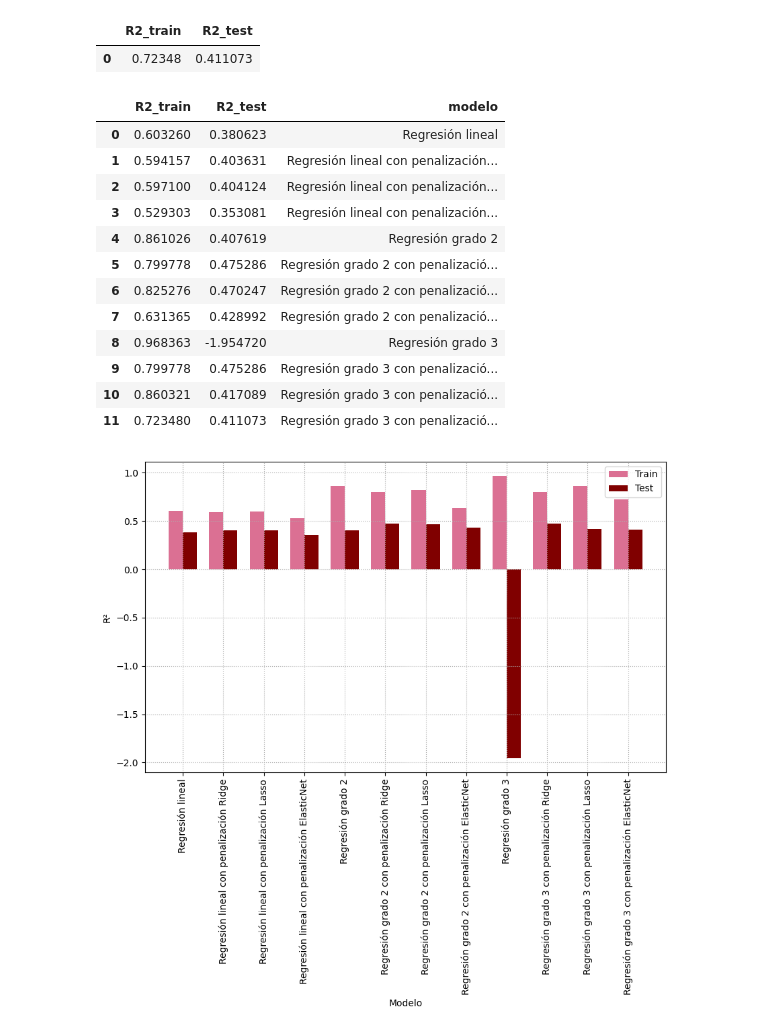
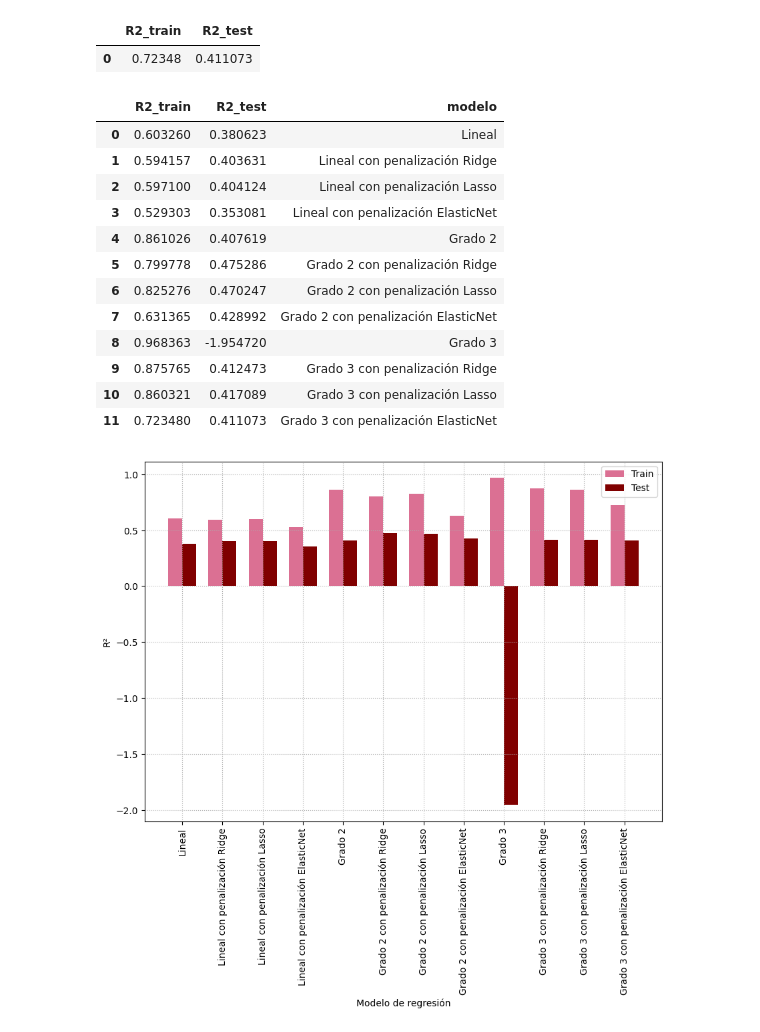
Before and after one commit to AnaSofiaHinojosa/Proyecto1LabAprEstadistico, a Jupyter notebook: Proyecto.ipynb, the cells around one changed output. Cells and saved outputs as stored; diff of their text form; code cells hidden in the pictures.

```diff
--- a/Proyecto.ipynb
+++ b/Proyecto.ipynb
@@ -135,7 +135,7 @@ def ridge(data, alpha):
 
     res = pd.DataFrame({'Variables': x_train_scaled.columns, 'Coeficientes': ridge.coef_})
     r2s = pd.DataFrame({'R2_train': [r2_train], 'R2_test': [r2]})
-    return res, r2s
+    return res, r2s, y_pred_train, y_pred, y_train, y_test
 
 def lasso(data, alpha):
 
@@ -536,7 +536,7 @@ g2_lasso = lasso(data_cuadrada, 1)[1]
 g2_elastic = elastic_net(data_cuadrada, 1, 0.5)[1]
 
 g3 = pd.DataFrame({'R2_train': [r2_cubica_train], 'R2_test': [r2_cubica_test]})
-g3_ridge = ridge(data_cuadrada, 1)[1]
+g3_ridge = ridge(data_cubica, 1)[1]
 g3_lasso = lasso(data_cubica, 1)[1]
 g3_elastic = elastic_net(data_cubica, 1, 0.5)[1]
 # %%
@@ -547,12 +547,12 @@ dfs = [lineal, lineal_ridge,
        g3, g3_ridge,
        g3_lasso, g3_elastic]
 
-nombres = ["Regresión lineal", "Regresión lineal con penalización Ridge",
-           "Regresión lineal con penalización Lasso", "Regresión lineal con penalización ElasticNet",
-           "Regresión grado 2", "Regresión grado 2 con penalización Ridge",
-           "Regresión grado 2 con penalización Lasso", "Regresión grado 2 con penalización ElasticNet",
-           "Regresión grado 3", "Regresión grado 3 con penalización Ridge",
-           "Regresión grado 3 con penalización Lasso", "Regresión grado 3 con penalización ElasticNet"]
+nombres = ["Lineal", "Lineal con penalización Ridge",
+           "Lineal con penalización Lasso", "Lineal con penalización ElasticNet",
+           "Grado 2", "Grado 2 con penalización Ridge",
+           "Grado 2 con penalización Lasso", "Grado 2 con penalización ElasticNet",
+           "Grado 3", "Grado 3 con penalización Ridge",
+           "Grado 3 con penalización Lasso", "Grado 3 con penalización ElasticNet"]
 
 for df, nombre in zip(dfs, nombres):
     df["modelo"] = nombre
@@ -561,31 +561,31 @@ df_final = pd.concat(dfs, ignore_index=True)
 df_final
 # %% [output]
 |  | R2_train | R2_test | modelo |
-| 0 | 0.603260 | 0.380623 | Regresión lineal |
-| 1 | 0.594157 | 0.403631 | Regresión lineal con penalización... |
-| 2 | 0.597100 | 0.404124 | Regresión lineal con penalización... |
-| 3 | 0.529303 | 0.353081 | Regresión lineal con penalización... |
-| 4 | 0.861026 | 0.407619 | Regresión grado 2 |
-| 5 | 0.799778 | 0.475286 | Regresión grado 2 con penalizació... |
-| 6 | 0.825276 | 0.470247 | Regresión grado 2 con penalizació... |
-| 7 | 0.631365 | 0.428992 | Regresión grado 2 con penalizació... |
-| 8 | 0.968363 | -1.954720 | Regresión grado 3 |
-| 9 | 0.799778 | 0.475286 | Regresión grado 3 con penalizació... |
-| 10 | 0.860321 | 0.417089 | Regresión grado 3 con penalizació... |
-| 11 | 0.723480 | 0.411073 | Regresión grado 3 con penalizació... |
+| 0 | 0.603260 | 0.380623 | Lineal |
+| 1 | 0.594157 | 0.403631 | Lineal con penalización Ridge |
+| 2 | 0.597100 | 0.404124 | Lineal con penalización Lasso |
+| 3 | 0.529303 | 0.353081 | Lineal con penalización ElasticNet |
+| 4 | 0.861026 | 0.407619 | Grado 2 |
+| 5 | 0.799778 | 0.475286 | Grado 2 con penalización Ridge |
+| 6 | 0.825276 | 0.470247 | Grado 2 con penalización Lasso |
+| 7 | 0.631365 | 0.428992 | Grado 2 con penalización ElasticNet |
+| 8 | 0.968363 | -1.954720 | Grado 3 |
+| 9 | 0.875765 | 0.412473 | Grado 3 con penalización Ridge |
+| 10 | 0.860321 | 0.417089 | Grado 3 con penalización Lasso |
+| 11 | 0.723480 | 0.411073 | Grado 3 con penalización ElasticNet |
 # %%
 x = np.arange(len(df_final))
 width = 0.35
 
-plt.figure(figsize=(10,6))
+plt.figure(figsize=(10,7))
 
 plt.bar(x - width/2, df_final["R2_train"], width, label="Train", color = "palevioletred")
 plt.bar(x + width/2, df_final["R2_test"], width, label="Test", color = "maroon")
 
 plt.xticks(x, df_final["modelo"], rotation=90)
-plt.xlabel("Modelo")
+plt.xlabel("Modelo de regresión")
 plt.ylabel("R²")
 plt.legend()
 plt.grid(linestyle=":")
 # %% [output]
-[figure, old version]
+[figure, new version]
```
Also changed, not shown: parts of 7 cells of this notebook.
